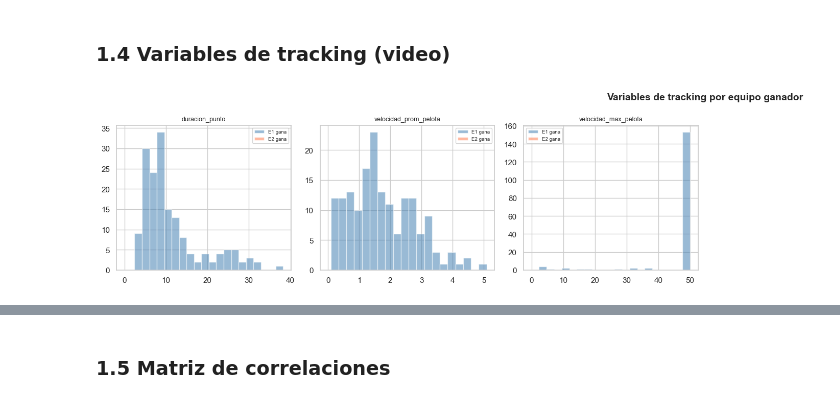
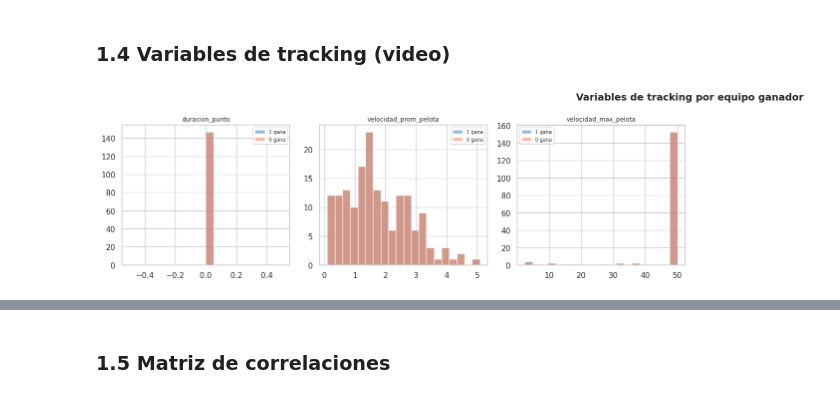
Before and after one commit to Brayan-137/ad-proyecto-final, a Jupyter notebook: parte_2_eda_modelos_base.ipynb, the cells around one changed output, grey strips where cells are left out. Drawn from its saved outputs; the diff is of its cells as text; code cells hidden in the pictures.

```diff
--- a/parte_2_eda_modelos_base.ipynb
+++ b/parte_2_eda_modelos_base.ipynb
@@ -114,7 +124,7 @@ Sin valores nulos — dataset limpio.
 fig, axes = plt.subplots(1, 2, figsize=(12, 4))
 
 # Ganadores por partido
-ganador_partido = data.groupby("partido")["gano_punto"].first().value_counts().sort_index()
+ganador_partido = data["ganador_partido"].value_counts().sort_index()
 axes[0].bar(["Equipo 1", "Equipo 2"], ganador_partido.values, color=["steelblue", "coral"])
 axes[0].set_title("Ganadores por partido", fontsize=13)
 axes[0].set_ylabel("N° partidos")
@@ -146,11 +156,13 @@ Balance: 50.0% / 50.0%
 ### 1.3 Variables de marcador y contexto
 # %%
 vars_contexto = [
-    "MARCADOR_EQUIPO_1", "MARCADOR_EQUIPO_2",
-    "DIFERENCIA_MARCADOR", "PUNTOS_JUGADOS",
-    "WINRATE_ACUM_E1", "WINRATE_ACUM_E2",
-    "RACHA_EQUIPO_1", "RACHA_EQUIPO_2",
-    "PUNTOS_ULTIMOS_5_E1", "PUNTOS_ULTIMOS_5_E2"
+    "marcador_equipo",
+    "marcador_rival",
+    "diferencia_marcador",
+    "win_rate_acum_equipo",
+    "racha_ultimos3_equipo",
+    "racha_ultimos3_rival",
+    "ganador_partido"
 ]
 # Filtrar solo las que existen en el dataframe
 vars_contexto = [v for v in vars_contexto if v in data.columns]
@@ -160,7 +172,7 @@ axes = axes.flatten()
 
 for i, var in enumerate(vars_contexto):
     for eq, color in [(1, "steelblue"), (2, "coral")]:
-        subset = data[data["EQUIPO_GANADOR"] == eq][var]
+        subset = data[data["ganador_partido"] == eq][var]
         axes[i].hist(subset, alpha=0.6, color=color, label=f"E{eq} gana", bins=15)
     axes[i].set_title(var, fontsize=9)
     axes[i].legend(fontsize=7)
@@ -188,37 +190,75 @@ Medias de variables de contexto por equipo ganador:
 # %%
 vars_tracking = [
     "duracion_punto",
     "velocidad_prom_e1", "velocidad_prom_e2",
     "velocidad_max_e1", "velocidad_max_e2",
     "desplazamiento_total_e1", "desplazamiento_total_e2",
     "dist_red_prom_e1", "dist_red_prom_e2",
     "dist_companero_prom_e1", "dist_companero_prom_e2",
     "hits_e1", "hits_e2",
     "velocidad_prom_pelota", "velocidad_max_pelota",
     "aceleracion_prom_e1", "aceleracion_prom_e2"
 ]
+
+# Mantener solo columnas existentes
 vars_tracking = [v for v in vars_tracking if v in data.columns]
 
+# ------------------------------------------------------------
+# Convertir duración a segundos si existe
+# ------------------------------------------------------------
+if "duracion_punto" in data.columns:
+    data["duracion_punto"] = pd.to_timedelta(
+        data["duracion_punto"],
+        errors="coerce"
+    ).dt.total_seconds()
+
+# ------------------------------------------------------------
+# Mantener únicamente variables numéricas
+# ------------------------------------------------------------
+vars_tracking = [
+    v for v in vars_tracking
+    if pd.api.types.is_numeric_dtype(data[v])
+]
+
+# ------------------------------------------------------------
+# Gráficas
+# ------------------------------------------------------------
 n_cols = 6
-n_rows = -(-len(vars_tracking) // n_cols)  # ceil
+n_rows = -(-len(vars_tracking) // n_cols)
+
 fig, axes = plt.subplots(n_rows, n_cols, figsize=(24, n_rows * 4))
 axes = axes.flatten()
 
 for i, var in enumerate(vars_tracking):
-    for eq, color in [(1, "steelblue"), (2, "coral")]:
-        subset = data[data["gano_punto"] == eq][var].dropna()
-        axes[i].hist(subset, alpha=0.55, color=color, label=f"E{eq} gana", bins=20)
+
+    for eq, color in [(1, "steelblue"), (0, "coral")]:
+        subset = data.loc[data["ganador_partido"] == eq, var].dropna()
+
+        axes[i].hist(
+            subset,
+            alpha=0.55,
+            color=color,
+            label=f"{eq} gana",
+            bins=20
+        )
+
     axes[i].set_title(var, fontsize=9)
     axes[i].legend(fontsize=7)
 
+# Ocultar ejes vacíos
 for j in range(len(vars_tracking), len(axes)):
     axes[j].set_visible(False)
 
-plt.suptitle("Variables de tracking por equipo ganador", fontsize=14, fontweight="bold")
+plt.suptitle(
+    "Variables de tracking por equipo ganador",
+    fontsize=14,
+    fontweight="bold"
+)
+
 plt.tight_layout()
 plt.show()
 # %% [output]
-[figure, old version]
+[figure, new version]
 # %%
 # Boxplots comparativos — variables de tracking clave
 vars_box = [v for v in [
```
Also changed, not shown: parts of 33 cells of this notebook, 17 other files.
